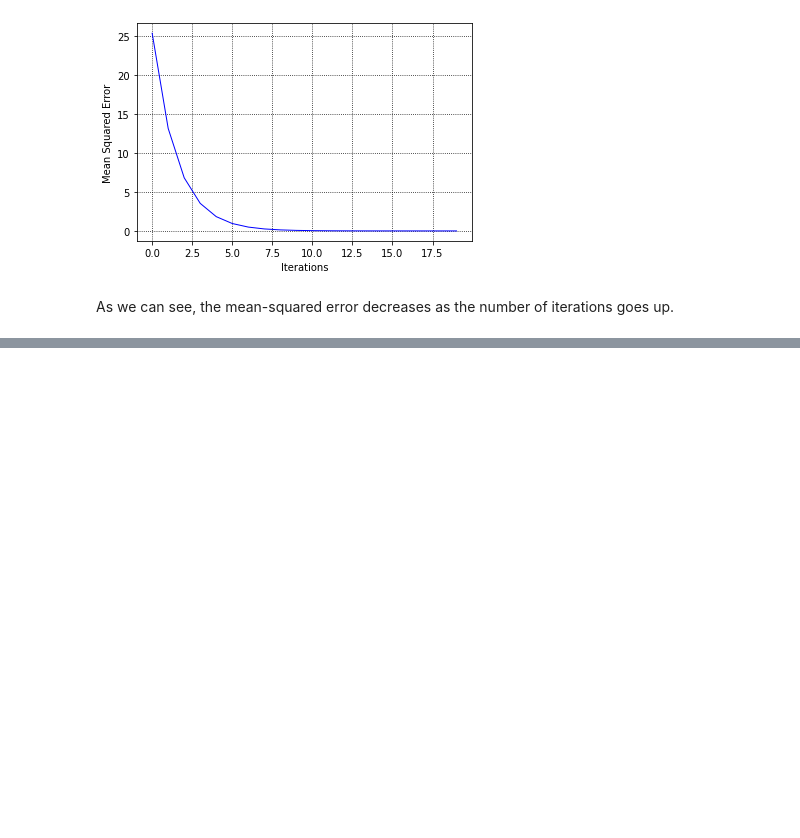
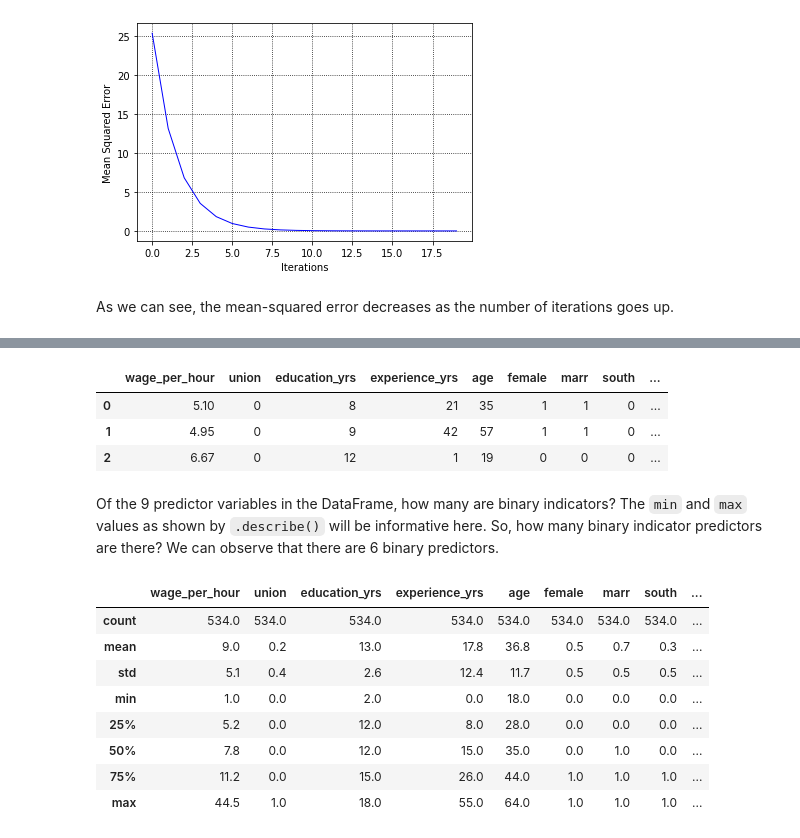
Before and after one commit to kbantoec/deep_learning, a Jupyter notebook: basics_of_deep_learning_and_neural_networks.ipynb, the cells around one changed output, grey strips where cells are left out. Cells and saved outputs as stored; diff of their text form; code cells hidden in the pictures; blank space fills up the shorter version.

```diff
--- a/basics_of_deep_learning_and_neural_networks.ipynb
+++ b/basics_of_deep_learning_and_neural_networks.ipynb
@@ -331,0 +378,22 @@ plt.show()
+# %%
+data = pd.read_csv('data/hourly_wages.csv')
+data.head(3)
+# %% [output]
+|  | wage_per_hour | union | education_yrs | experience_yrs | age | female | marr | south | ... |
+| 0 | 5.10 | 0 | 8 | 21 | 35 | 1 | 1 | 0 | ... |
+| 1 | 4.95 | 0 | 9 | 42 | 57 | 1 | 1 | 0 | ... |
+| 2 | 6.67 | 0 | 12 | 1 | 19 | 0 | 0 | 0 | ... |
+# %% [markdown]
+Of the 9 predictor variables in the DataFrame, how many are binary indicators? The `min` and `max` values as shown by `.describe()` will be informative here. So, how many binary indicator predictors are there? We can observe that there are 6 binary predictors.
+# %%
+data.describe().round(1)
+# %% [output]
+|  | wage_per_hour | union | education_yrs | experience_yrs | age | female | marr | south | ... |
+| count | 534.0 | 534.0 | 534.0 | 534.0 | 534.0 | 534.0 | 534.0 | 534.0 | ... |
+| mean | 9.0 | 0.2 | 13.0 | 17.8 | 36.8 | 0.5 | 0.7 | 0.3 | ... |
+| std | 5.1 | 0.4 | 2.6 | 12.4 | 11.7 | 0.5 | 0.5 | 0.5 | ... |
+| min | 1.0 | 0.0 | 2.0 | 0.0 | 18.0 | 0.0 | 0.0 | 0.0 | ... |
+| 25% | 5.2 | 0.0 | 12.0 | 8.0 | 28.0 | 0.0 | 0.0 | 0.0 | ... |
+| 50% | 7.8 | 0.0 | 12.0 | 15.0 | 35.0 | 0.0 | 1.0 | 0.0 | ... |
+| 75% | 11.2 | 0.0 | 15.0 | 26.0 | 44.0 | 1.0 | 1.0 | 1.0 | ... |
+| max | 44.5 | 1.0 | 18.0 | 55.0 | 64.0 | 1.0 | 1.0 | 1.0 | ... |
```
Also changed, not shown: parts of 25 cells of this notebook.
